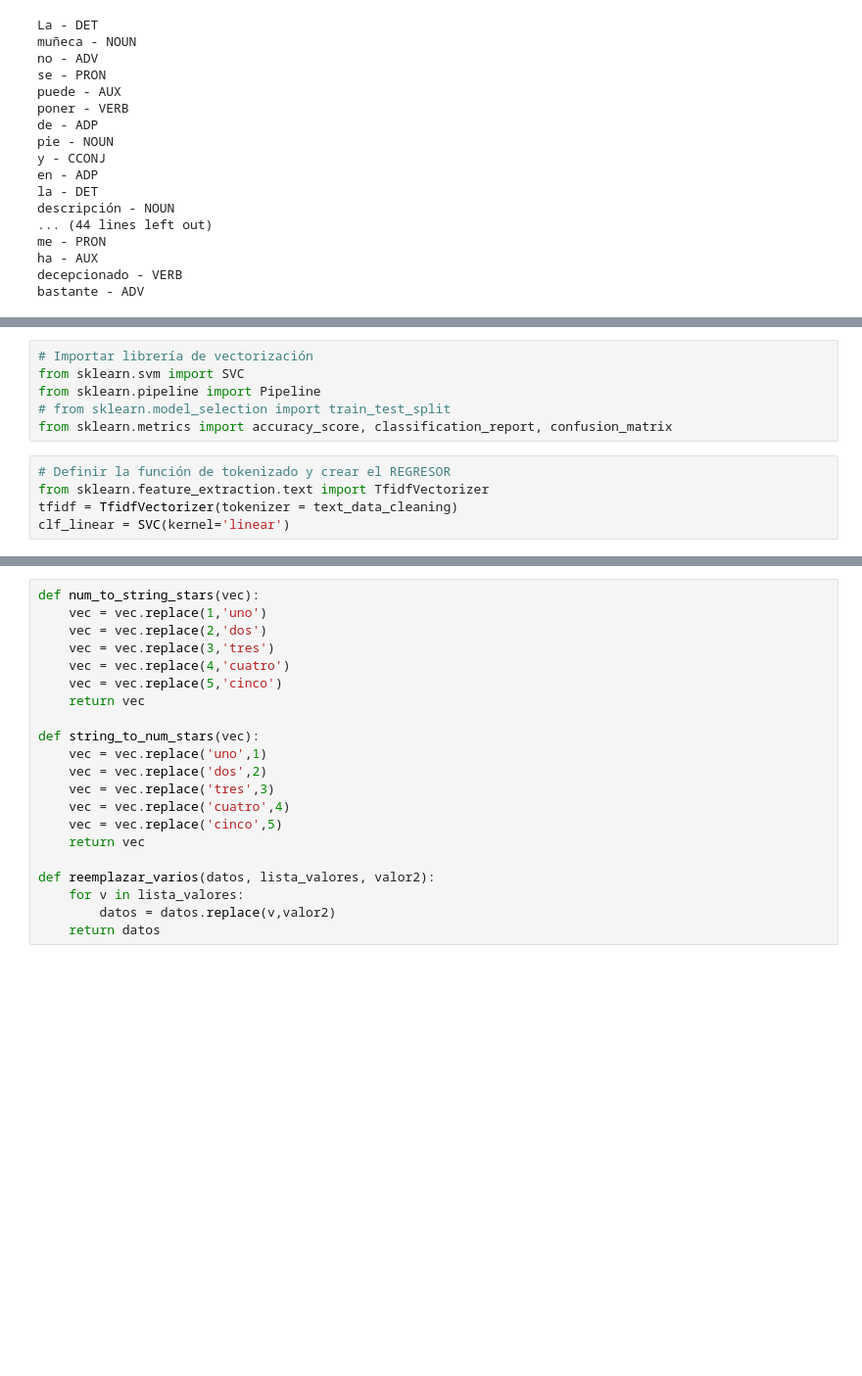
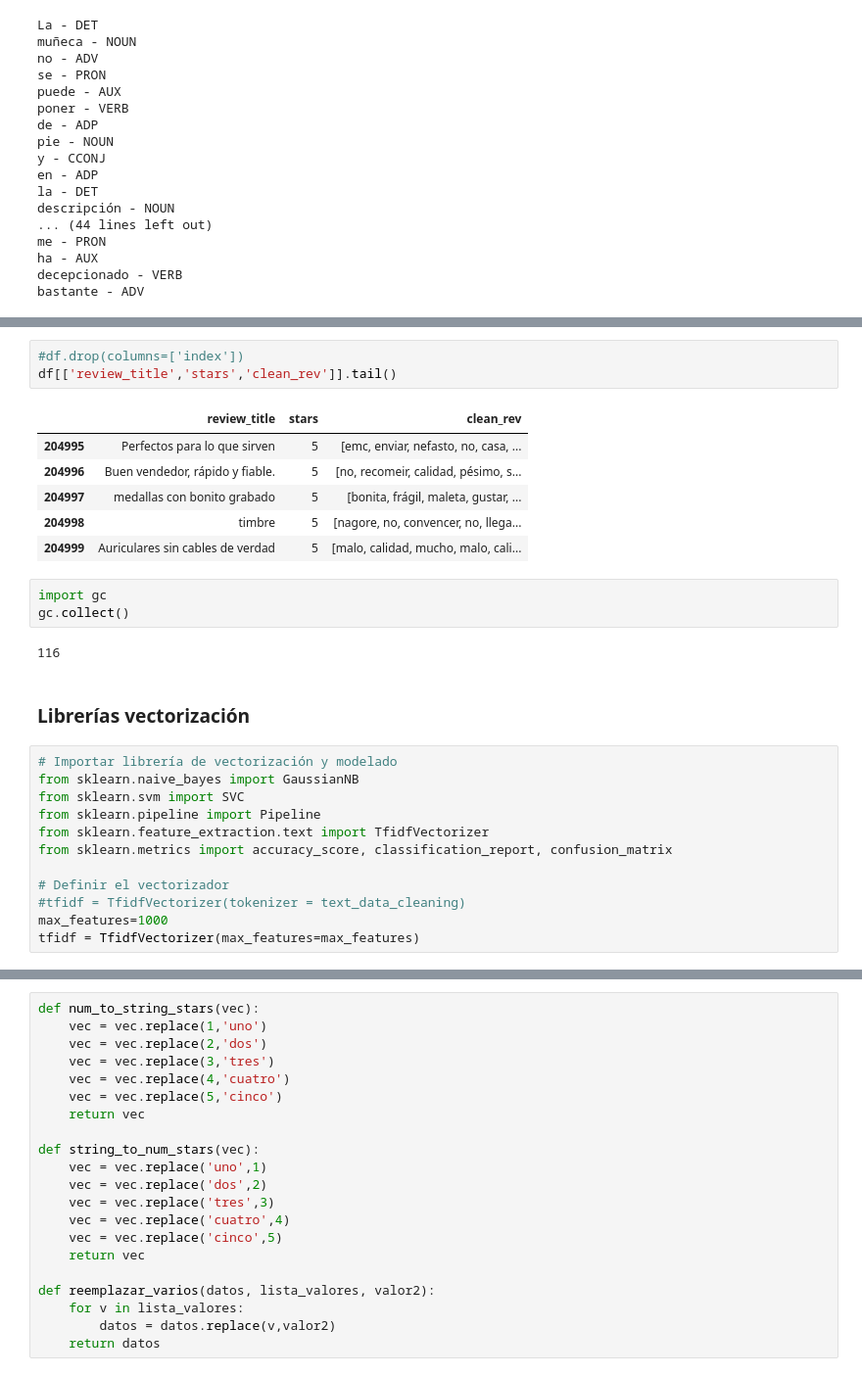
Before and after one commit to lusalmeron/Acamica-DS-Proyecto-3-NLP, a Jupyter notebook: Proyecto_3.ipynb, the cells around one changed output, grey strips where cells are left out. Shown at 98% size. Drawn from its saved outputs; the diff is of its cells as text; blank space fills up the shorter version.

Commit message:
Preprocesamiento - Vectorización

```diff
--- a/Proyecto_3.ipynb
+++ b/Proyecto_3.ipynb
@@ -569,11 +599,29 @@ clean_review
+# %%
+#df.drop(columns=['index'])
+df[['review_title','stars','clean_rev']].tail()
+# %% [output]
+|  | review_title | stars | clean_rev |
+| 204995 | Perfectos para lo que sirven | 5 | [emc, enviar, nefasto, no, casa, ... |
+| 204996 | Buen vendedor, rápido y fiable. | 5 | [no, recomeir, calidad, pésimo, s... |
+| 204997 | medallas con bonito grabado | 5 | [bonita, frágil, maleta, gustar, ... |
+| 204998 | timbre | 5 | [nagore, no, convencer, no, llega... |
+| 204999 | Auriculares sin cables de verdad | 5 | [malo, calidad, mucho, malo, cali... |
+# %%
+import gc
+gc.collect()
+# %% [output]
+116
+# %% [markdown]
+### Librerías vectorización
 # %%
-# Importar librería de vectorización
+# Importar librería de vectorización y modelado
+from sklearn.naive_bayes import GaussianNB
 from sklearn.svm import SVC
 from sklearn.pipeline import Pipeline
-# from sklearn.model_selection import train_test_split
+from sklearn.feature_extraction.text import TfidfVectorizer
 from sklearn.metrics import accuracy_score, classification_report, confusion_matrix
+
+# Definir el vectorizador
+#tfidf = TfidfVectorizer(tokenizer = text_data_cleaning)
+max_features=1000
+tfidf = TfidfVectorizer(max_features=max_features)
-# %%
-# Definir la función de tokenizado y crear el REGRESOR
-from sklearn.feature_extraction.text import TfidfVectorizer
-tfidf = TfidfVectorizer(tokenizer = text_data_cleaning)
-clf_linear = SVC(kernel='linear')
```
Also changed, not shown: parts of 25 cells of this notebook, 1 other file.
